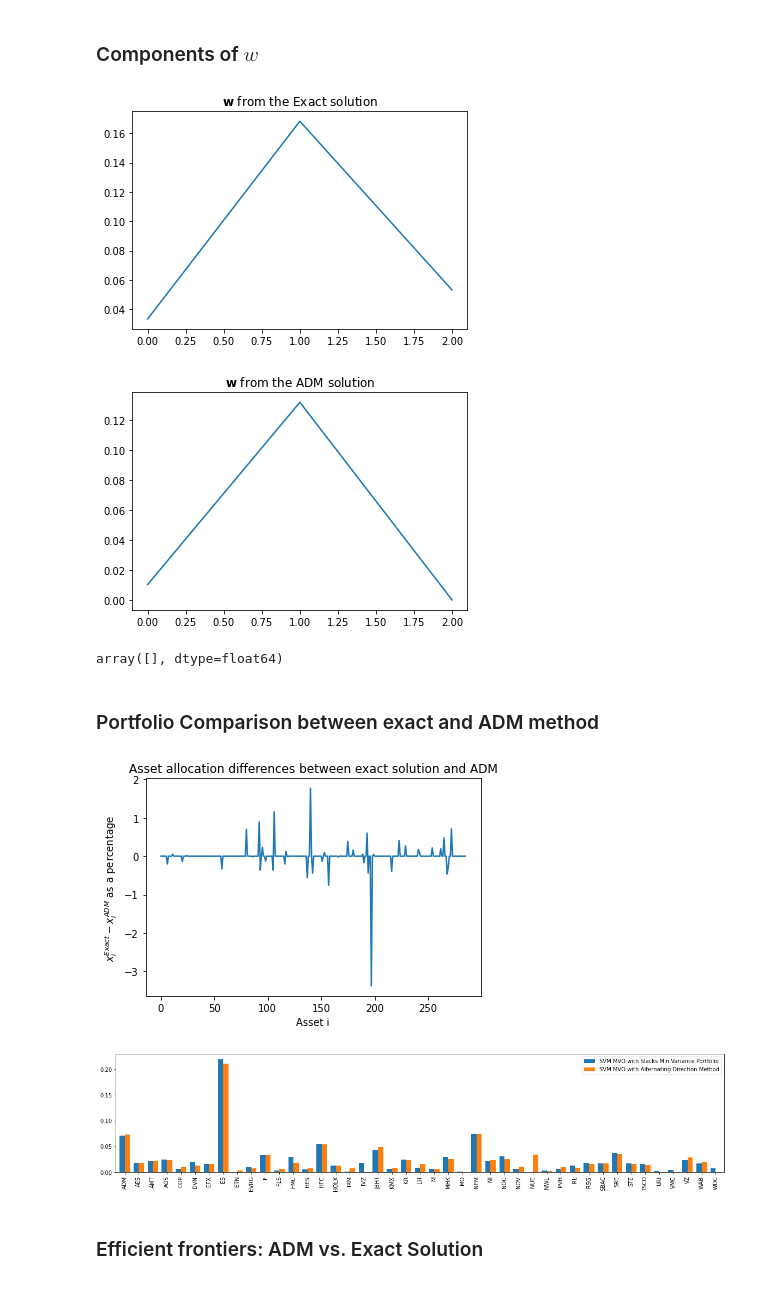
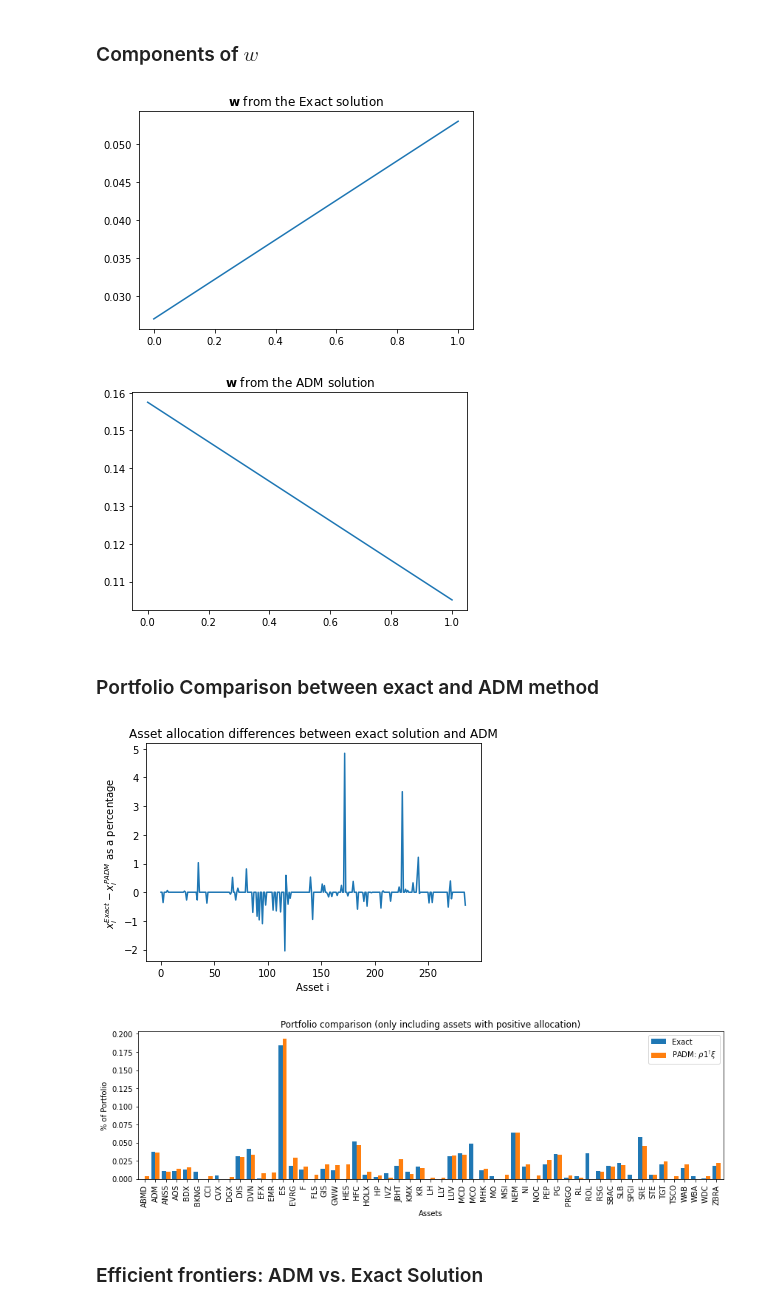
Before and after one commit to davidislip/SVM-and-MVO, a Jupyter notebook: ADM_Comparison_NoteBook.ipynb, the cells around one changed output. Saved outputs shown, nothing was run; the diff lists cells and outputs as text; code cells hidden in the pictures.

```diff
--- a/ADM_Comparison_NoteBook.ipynb
+++ b/ADM_Comparison_NoteBook.ipynb
@@ -755,0 +248,15 @@ Best objective 1.696593470807e-02, best bound 1.696593470807e-02, gap 0.0000%
+# %%
+MVO_2 = MVO(tics, mean, cov, ret_constr, Y_, AssetLim)
+SVM_2 = SVM(tics, Y_ , soft_margin*np.ones_like(mean), non_neg = True)
+
+SVM_MVO_Fast_v2 = SVM_MVO_ADM_v2(MVO_2, SVM_2, IterLim = 10, ParamLim = 15)
+SVM_MVO_Fast_v2.MVO_.model.params.MIPGap = 0.05
+SVM_MVO_Fast.MVO_.model.params.timelimit = 60
+SVM_MVO_Fast_v2.SVM_.model.params.timelimit = 60
+SVM_MVO_Fast_v2.MVO_.model.params.OutputFlag = 0
+SVM_MVO_Fast_v2.SVM_.model.params.OutputFlag = 0
+start = time.time()
+SVM_MVO_Fast_v2.initialize_soln()
+ws_2, xs_2, zs_2 , xi_mvo_2, xi_svm_2, dt_2, objs_svm_2, objs_mvo_2 = SVM_MVO_Fast_v2.solve_ADM()
+end = time.time()
+print("Solution time", end - start)
@@ -755,0 +346,10 @@ Best objective 1.696593470807e-02, best bound 1.696593470807e-02, gap 0.0000%
+# %%
+#SVM with slack
+#beat 600 seconds
+SVM_MVO_Slck = SVMMVO(tics, mean, cov, ret_constr, soft_margin, Y_, AssetLim, \
+                      svm_choice = (True, True), print_var_frntr = False, indicator = True, non_neg = True)
+starts = [SVM_MVO_Fast_v2.x.x, SVM_MVO_Fast_v2.z.x, SVM_MVO_Fast_v2.w.x, SVM_MVO_Fast_v2.b.x]
+SVM_MVO_Slck.setModel(start = starts)
+# SVM_MVO_Slck.model.params.Presolve = 2
+# SVM_MVO_Slck.model.Params.ImpliedCuts = 2
+SVM_MVO_Slck.optimize()
@@ -763,31 +407,37 @@ plt.plot(SVM_MVO_Slck.w.x)
 plt.title("$\mathbf{w}$ from the Exact solution");
 
 plt.figure(figsize = (6,4))
-plt.plot(SVM_.w.x)
+plt.plot(SVM_2.w.x)
 plt.title("$\mathbf{w}$ from the ADM solution");
 # %% [output]
-[figure, old version]
+[figure, new version]
-[figure, old version]
+[figure, new version]
 # %%
 ### quick check for any mismatch between x > 0 and z = 1
-MVO_.x.x[(MVO_.x.x > 10**(-6)).astype(int) - MVO_.z.x > 0]
+# MVO_.x.x[(MVO_.x.x > 10**(-6)).astype(int) - MVO_.z.x > 0]
-# %% [output]
-array([], dtype=float64)
 # %% [markdown]
 ### Portfolio Comparison between exact and ADM method
 # %%
 #plt.plot(MVO_.x.x)
 plt.plot(100*(SVM_MVO_Slck.x.x - MVO_.x.x))
 plt.xlabel("Asset i")
-plt.ylabel("$x^{{Exact}}_i - x^{{ADM}}_i$ as a percentage");
+plt.ylabel("$x^{{Exact}}_i - x^{{PADM}}_i$ as a percentage");
 plt.title("Asset allocation differences between exact solution and ADM");
 # %% [output]
-[figure, old version]
+[figure, new version]
 # %%
 out = pd.concat([SVM_MVO_Slck.get_results(), SVM_MVO_Fast.get_results()], axis = 0)
-out[out.columns[(out > 0.001).any(axis = 0)]].transpose()[:-2].plot.bar(figsize = (20,4), width = 0.75);
+out[out.columns[(out > 0.001).any(axis = 0)]].transpose()[:-2].plot.bar(title = 'Portfolio comparison (only including assets with positive allocation)',\
+                                                                           xlabel = 'Assets', \
+                                                                           ylabel = '% of Portfolio',\
+                                                                           figsize = (12,4), width = 0.8);
+plt.tight_layout()
+#plt.legend(["Exact", r"PADM: $\rho 1^{\intercal}\xi$", r"PADM: ${\bf \rho} ^{\intercal}\xi$"])
+plt.legend(["Exact", r"PADM: $\rho 1^{\intercal}\xi$"])
+
+plt.savefig(pth+"SVM MVO/Images/p6.png",dpi = dpi_setting)
 # %% [output]
-[figure, old version]
+[figure, new version]
 # %% [markdown]
 ### Efficient frontiers: ADM vs. Exact Solution
 # %%
```
Also changed, not shown: parts of 49 cells of this notebook.
